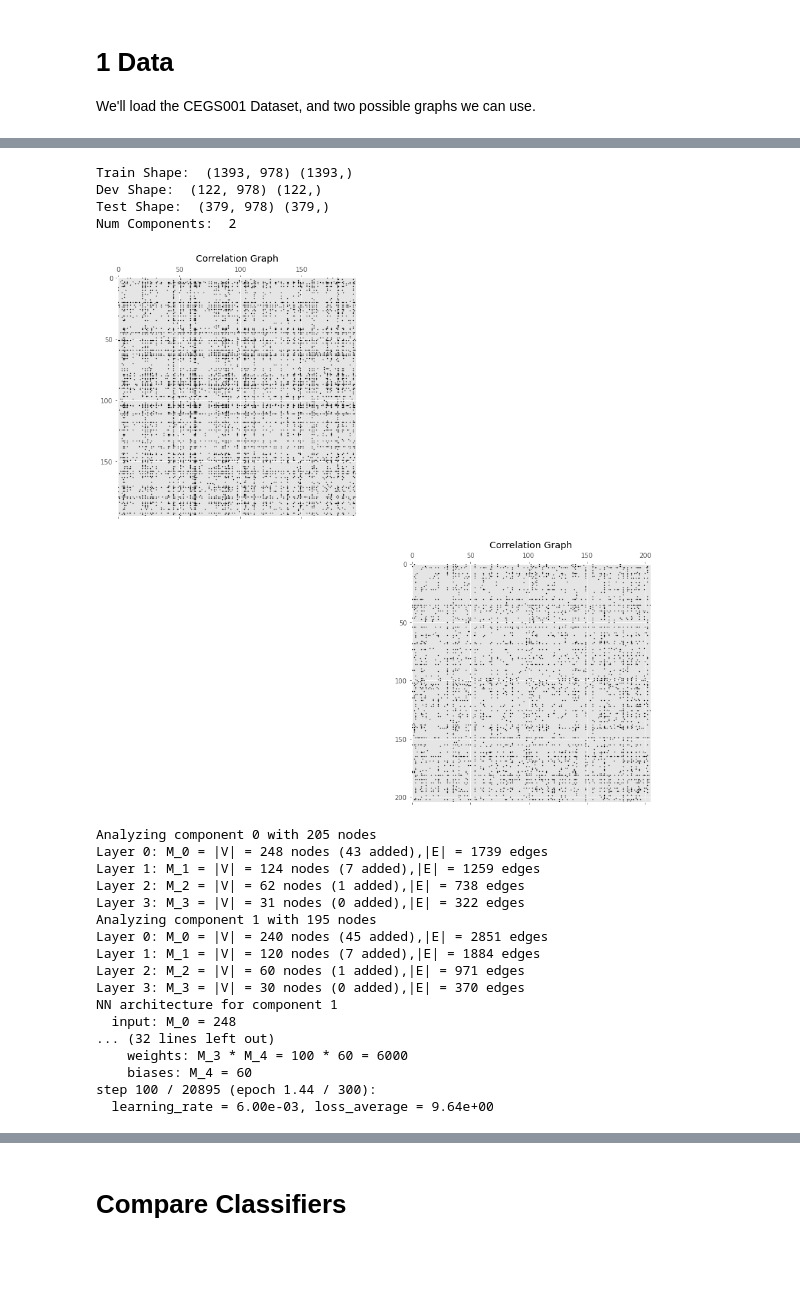
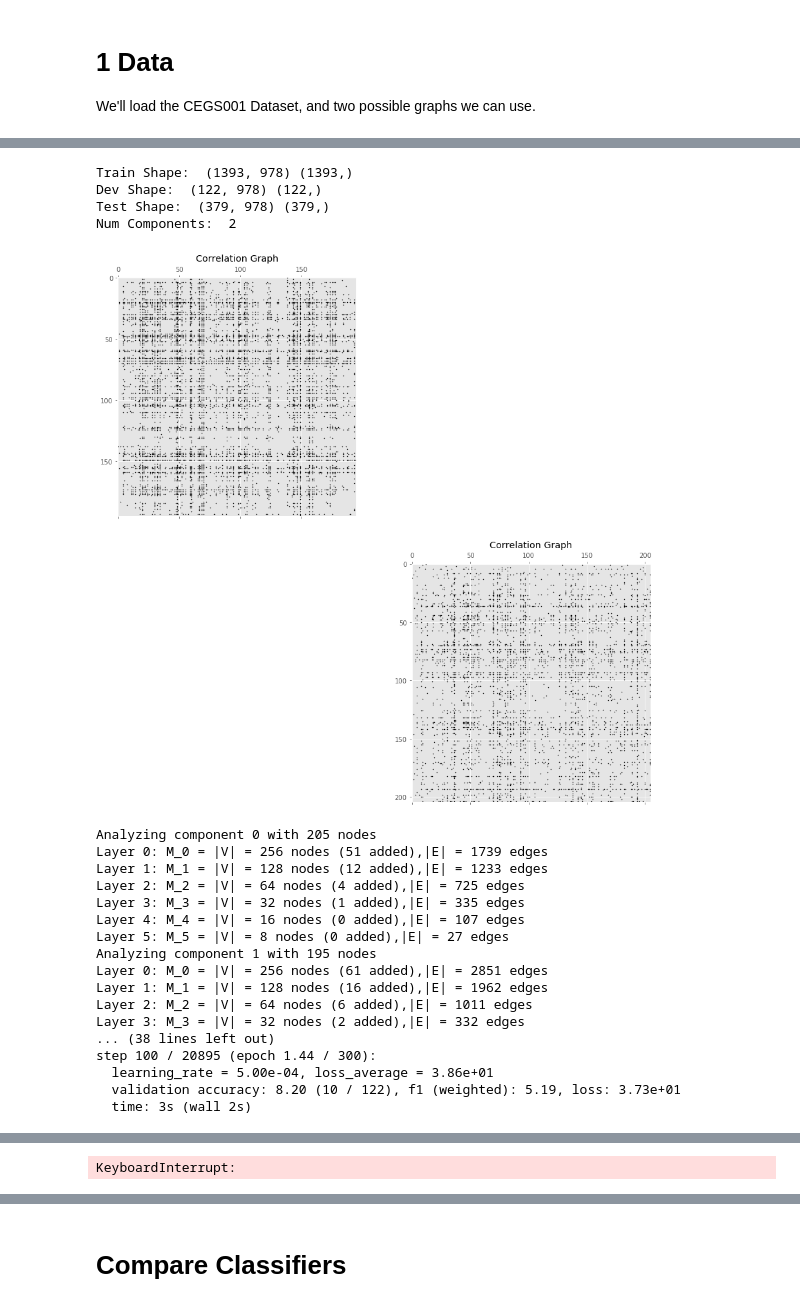
Before and after one commit to mmcdermott/cnn_graph, a Jupyter notebook: dx_and_drug_classification.ipynb, the cells around one changed output, grey strips where cells are left out. Saved outputs shown, nothing was run; the diff lists cells and outputs as text; code cells hidden in the pictures; blank space fills up the shorter version.

```diff
--- a/dx_and_drug_classification.ipynb
+++ b/dx_and_drug_classification.ipynb
@@ -29,8 +29,11 @@ from sklearn.discriminant_analysis import QuadraticDiscriminantAnalysis
 from sklearn.calibration import calibration_curve
 from sklearn.gaussian_process.kernels import RBF
 from sklearn.neural_network import MLPClassifier
+from sklearn.dummy import DummyClassifier
+from sklearn.metrics import roc_auc_score
 
 %matplotlib inline
 
 plt.style.use('ggplot')
 matplotlib.rcParams['figure.figsize'] = (15, 15)
+matplotlib.rcParams.update({'font.size': 22})
@@ -250,7 +191,8 @@ def train_graph_net(
     self_connections = False,
     normalized       = True,
     base_params      = BASE_PARAMS,
-    update_params    = {}
+    update_params    = {},
+    train            = True
 ):
     assert 'dir_name' in update_params and type(update_params['dir_name']) == str,\
     "dir_name must be provided (and must be a string)"
@@ -271,7 +213,7 @@ def train_graph_net(
     graphs, Ls, perms, X_trains, X_vals, X_tests = [], [], [], [], [], []
     for component, nodelist, A in zip(range(num_components), nodelists, adjacency_matricies):
         print("Analyzing component %d with %d nodes" % (component, len(nodelist)))
-        gs, perm = coarsening.coarsen(A, levels=3, self_connections=False)
+        gs, perm = coarsening.coarsen(A, levels=levels, self_connections=False)
         Ls.append([graph.laplacian(g, normalized=normalized) for g in gs])
         graphs.append(gs)
         perms.append(perm)
@@ -294,4 +236,5 @@ def train_graph_net(
     params.update(update_params)
 
     m = models.cgcnn_components(Ls=Ls, num_disconnected_nodes=len(disconnected_nodes), **params)
-    return m.fit_components(X_trains, y_train, X_vals, y_val), m, (X_trains, X_vals, X_tests)
+    if train: return m.fit_components(X_trains, y_train, X_vals, y_val), m, (X_trains, X_vals, X_tests), y_test
+    else: return m, (X_trains, X_vals, X_tests), y_test
@@ -298,41 +281,42 @@ def train_graph_net(
 # %%
 update_params = {
     'dir_name': 'gcnn_drug_classifier_corr_multicomp',
     # Architecture.
-    'Fs': [[10, 10], [10, 10]],  # Number of graph convolutional filters.
-    'Ks': [[35, 35], [35, 35]],  # Polynomial orders.
-    'ps': [[2, 2], [2, 2]],    # Pooling sizes.
+    'Fs': [[30, 10], [30, 10]],  # Number of graph convolutional filters.
+    'Ks': [[15, 10], [15, 10]],  # Polynomial orders.
+    'ps': [[8, 2], [8, 2]],    # Pooling sizes.
     'M': [100, max(drug_y) + 1],  # Output dimensionality of fully connected layers.
 
     # Optimization.
-    'regularization': 1e-2,
+    'regularization': 0.1,
     'dropout': 0.5,
-    'learning_rate': 6e-3,
+    'learning_rate': 5e-4,
     'decay_rate': 0.98,
     'momentum': 0.9,
 }
 res = train_graph_net(X_corr, drug_y, corr_components, corr_nodelists, corr_disconnected_nodes,
-                     update_params=update_params)
+                     update_params=update_params, levels=5)
+res[1].evaluate_component(res[2][-1], res[3])
 # %% [output]
 Train Shape:  (1393, 978) (1393,)
 Dev Shape:  (122, 978) (122,)
 Test Shape:  (379, 978) (379,)
 Num Components:  2
-[figure, old version]
+[figure, new version]
 Analyzing component 0 with 205 nodes
-Layer 0: M_0 = |V| = 248 nodes (43 added),|E| = 1739 edges
-Layer 1: M_1 = |V| = 124 nodes (7 added),|E| = 1259 edges
-Layer 2: M_2 = |V| = 62 nodes (1 added),|E| = 738 edges
-Layer 3: M_3 = |V| = 31 nodes (0 added),|E| = 322 edges
+Layer 0: M_0 = |V| = 256 nodes (51 added),|E| = 1739 edges
+Layer 1: M_1 = |V| = 128 nodes (12 added),|E| = 1233 edges
+Layer 2: M_2 = |V| = 64 nodes (4 added),|E| = 725 edges
+Layer 3: M_3 = |V| = 32 nodes (1 added),|E| = 335 edges
+Layer 4: M_4 = |V| = 16 nodes (0 added),|E| = 107 edges
+Layer 5: M_5 = |V| = 8 nodes (0 added),|E| = 27 edges
 Analyzing component 1 with 195 nodes
-Layer 0: M_0 = |V| = 240 nodes (45 added),|E| = 2851 edges
-Layer 1: M_1 = |V| = 120 nodes (7 added),|E| = 1884 edges
-Layer 2: M_2 = |V| = 60 nodes (1 added),|E| = 971 edges
-Layer 3: M_3 = |V| = 30 nodes (0 added),|E| = 370 edges
-NN architecture for component 1
-  input: M_0 = 248
-... (32 lines left out)
-    weights: M_3 * M_4 = 100 * 60 = 6000
-    biases: M_4 = 60
+Layer 0: M_0 = |V| = 256 nodes (61 added),|E| = 2851 edges
+Layer 1: M_1 = |V| = 128 nodes (16 added),|E| = 1962 edges
+Layer 2: M_2 = |V| = 64 nodes (6 added),|E| = 1011 edges
+Layer 3: M_3 = |V| = 32 nodes (2 added),|E| = 332 edges
+... (38 lines left out)
 step 100 / 20895 (epoch 1.44 / 300):
-  learning_rate = 6.00e-03, loss_average = 9.64e+00
+  learning_rate = 5.00e-04, loss_average = 3.86e+01
+  validation accuracy: 8.20 (10 / 122), f1 (weighted): 5.19, loss: 3.73e+01
+  time: 3s (wall 2s)
@@ -355,0 +340 @@ step 3100 / 20895 (epoch 44.51 / 300):
+KeyboardInterrupt:
```
Also changed, not shown: parts of 35 cells of this notebook, 1 other file.
